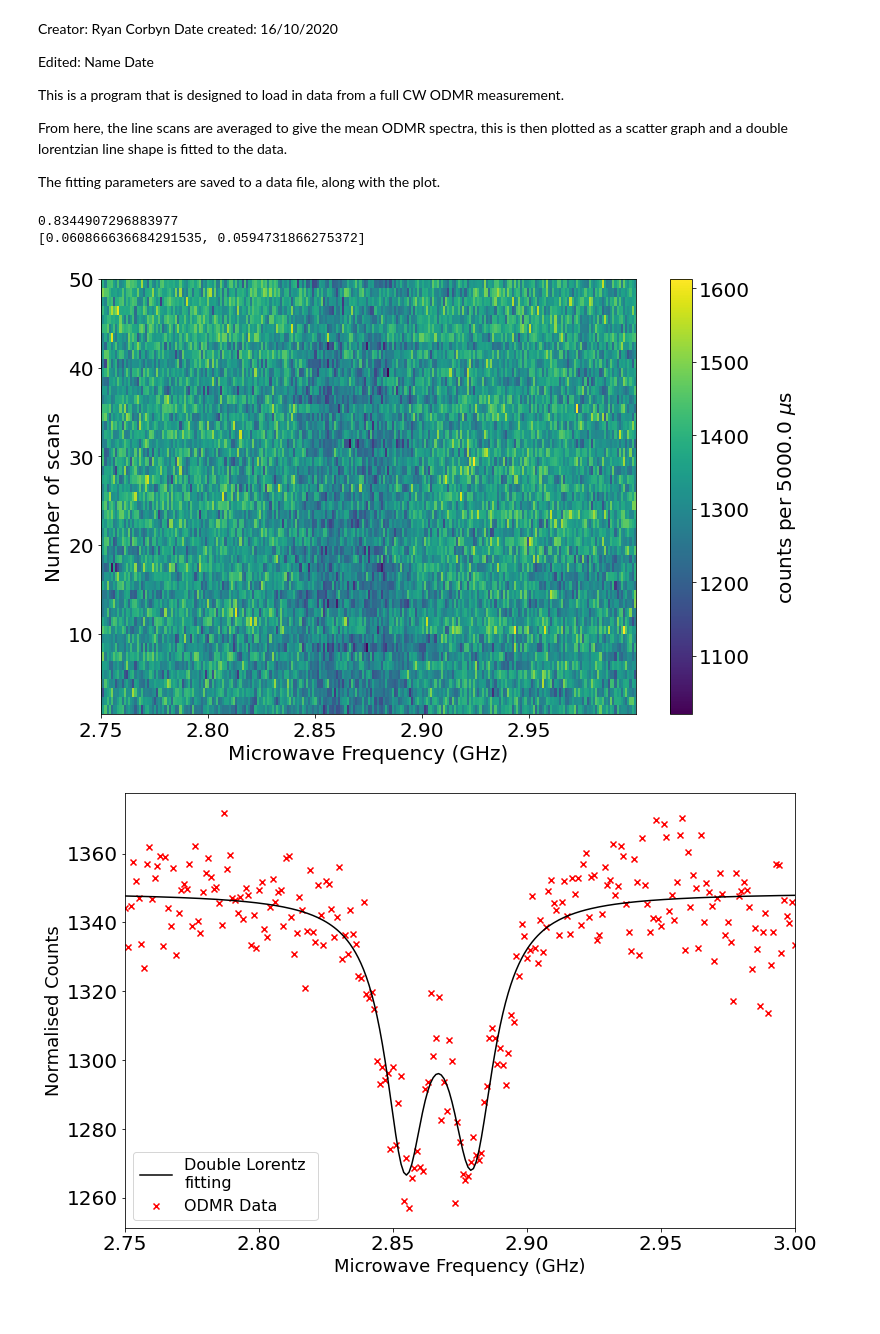
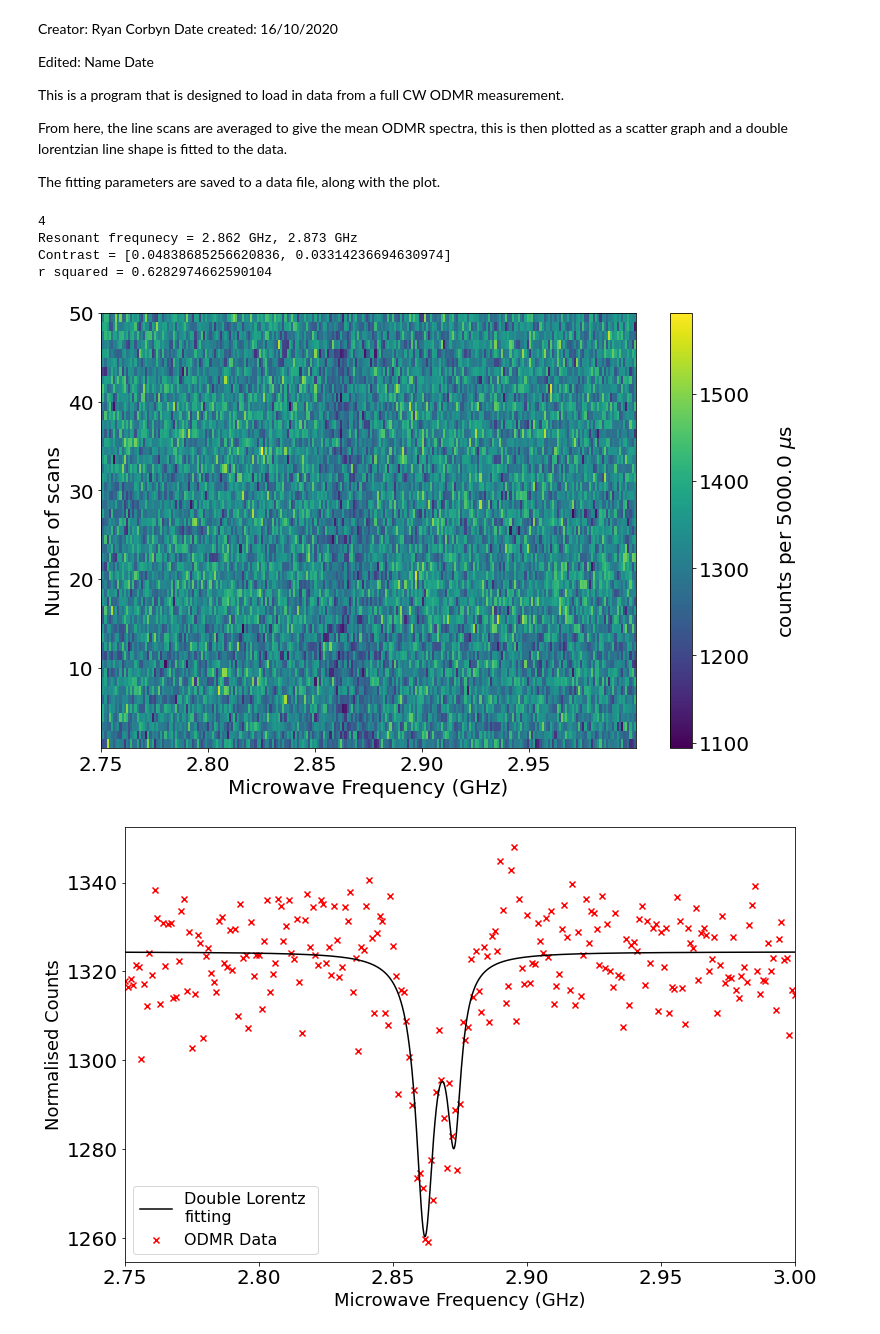
Before and after one commit to Corbyn93/Ryans_Python_Scripts, a Jupyter notebook: Ryan's Jupyter stuff/ODMR analysis/20201028_CW_ODMR_analysis.ipynb, the cells around one changed output. Cells and saved outputs as stored; diff of their text form; code cells hidden in the pictures.

```diff
--- a/Ryan's Jupyter stuff/ODMR analysis/20201028_CW_ODMR_analysis.ipynb
+++ b/Ryan's Jupyter stuff/ODMR analysis/20201028_CW_ODMR_analysis.ipynb
@@ -102,8 +106,9 @@ def get_init_params(odmr_data, freq):
 # %%
-def optimised_lorentz_fit(freq, mean_data, init_params):
+def optimised_lorentz_fit(freq, mean_data, init_params, lower_bounds, upper_bounds):
     # A method to find the fitting prameters for the ODMR dataset.
     y_error = np.sqrt(mean_data) # poissonian noise
-    coeffs, confidence = opt.curve_fit(double_lorentz, freq, mean_data, init_params, sigma = y_error)
+    coeffs, confidence = opt.curve_fit(double_lorentz, freq, mean_data, init_params,
+                                       sigma = y_error, bounds = (lower_bounds, upper_bounds))
     opt_error = np.sqrt(np.diag(confidence))
 
     return(coeffs, opt_error)
@@ -117,15 +122,24 @@ def double_lorentz(x, A1, X01, sig1, A2, X02, sig2, offset): #P0[0], P0[1], P0[2
 
     return (first_peak + second_peak + offset)
 # %%
-def plot_fitting(ax2, freq, y_fit):
+def plot_fitting(ax2, freq):
     # plot the y fit.
 
-    ax2.plot(freq, y_fit, color='k', label='Double Lorentz \nfitting')
+    high_res_freq = np.linspace(freq[0], freq[len(freq)-1], 10*len(freq)+1)
+
+    # create the double lorentz fit array
+    y_fit_high_res = double_lorentz(high_res_freq, fitting_params[0], fitting_params[1], fitting_params[2],
+                  fitting_params[3], fitting_params[4], fitting_params[5], fitting_params[6])
+
+    y_fit = double_lorentz(freq, fitting_params[0], fitting_params[1], fitting_params[2],
+                  fitting_params[3], fitting_params[4], fitting_params[5], fitting_params[6])
+
+    ax2.plot(high_res_freq, y_fit_high_res, color='k', label='Double Lorentz \nfitting')
     ax2.legend()
     ax2.set_xlabel('Microwave Frequency (GHz)', fontsize = 18)
     ax2.set_ylabel('Normalised Counts', fontsize = 18)
 
-    return(ax2)
+    return(ax2, y_fit)
 # %%
 def get_r_squared(x, y_data, y_fitting):
     # This is a function used to generate the goodness of fit metric r^2.
@@ -199,10 +214,12 @@ def save_data(date, file_ID, nd, fitted_contrast, coeffs, opt_error, r_squared,
 # Load in the data file into an np array, and freqeuncy scan parameters
 # into a pandas array.
 folder_path = 'I:\\Science\\Physics-Nanobiophotonics\\Group\\User Data\\ODMR\\ODMR and imaging\\'
-date = '20201127'
-file_name = date + '_NVScan_69'
-nd_number = int(file_name[-2:]) + 2
-nd = np.remainder(nd_number, 4)
+date = '20210216'
+file_name = date + '_NVScan_09'
+nd_number = int(file_name[-2:]) - 1
+nd = np.remainder(nd_number, 5) + 1
+
+print(nd)
 
 odmr_data = load_data(folder_path + date + '\\' + file_name + '.dat')
 params_file = load_params(folder_path + date + '\\' + file_name + 'Params.dat')
@@ -217,46 +234,56 @@ set_plot_params()
 fig1, ax1 = plot_heat_map(freq, odmr_data, params_values[3])
 
 # find the mean of the ODMR data
 mean_odmr_data = mean_data(odmr_data)
 # Normalise the dataset
 #norm_mean_odmr = normalise_data(mean_odmr_data)
 norm_mean_odmr = mean_odmr_data
 
 
 # scatter plot of data
 fig2, ax2 = scatter_plot(freq, norm_mean_odmr)
 
 # find the freqeuncy points with the highest ODMR contrast
-freq_mins, contrast, flourescent_baseline = get_init_params(norm_mean_odmr, freq)
+freq_mins, dip_depth, flourescent_baseline = get_init_params(norm_mean_odmr, freq)
 
 # create the initial parameters for ODMR double lorentzian
 # line fitting
-init_params = [contrast[0], freq_mins[0], 0.001, -90, freq_mins[1], 0.01, flourescent_baseline]
-#init_params = [contrast[0], 2.85, 0.001, contrast[1], 2.88, 0.001, flourescent_baseline]
+init_params = [dip_depth[0], freq_mins[0], 0.005, dip_depth[1], freq_mins[1], 0.005, flourescent_baseline]
+#init_params = [dip_depth[0], 2.865, 0.001, dip_depth[1], 2.87, 0.001, flourescent_baseline]
+
+lower_bounds = [-np.inf, init_params[1] - 0.01, 0, -np.inf, init_params[4] - 0.01, 0, 0]
+upper_bounds = [np.inf, init_params[1] + 0.01, 1, np.inf, init_params[4] + 0.01, 1, np.inf]
+
 
 # generate the optimised curve fit parameters.
-fitting_params, error_in_fit = optimised_lorentz_fit(freq, norm_mean_odmr, init_params)
+fitting_params, error_in_fit = optimised_lorentz_fit(freq, norm_mean_odmr, init_params,
+                                                    lower_bounds, upper_bounds)
 
 #fitting_params[3] = -90
 #fitting_params[4] = 2.888
 #fitting_params[5] = 0.01
 
-# create the double lorentz fit array
-y_fit = double_lorentz(freq, fitting_params[0], fitting_params[1], fitting_params[2],
-                  fitting_params[3], fitting_params[4], fitting_params[5], fitting_params[6])
+
+
+print('Resonant frequnecy = ' + str(round(fitting_params[1],3)) +' GHz, ' +
+      str(round(fitting_params[4],3)) +' GHz')
+
 #
 # plot the fitting to ax2
-ax2 = plot_fitting(ax2, freq, y_fit)
+ax2, y_fit = plot_fitting(ax2, freq)
+
+fitted_contrast = get_fitting_contrast(fitting_params[1], fitting_params[4], freq, y_fit,  fitting_params[6], params_values[2])
+print('Contrast = ' + str(fitted_contrast))
 
 # get the r^2 value for the fitting
 r_squared = get_r_squared(freq, norm_mean_odmr, y_fit)
-print(r_squared)
+print('r squared = ' + str(r_squared))
 
-fitted_contrast = get_fitting_contrast(fitting_params[1], fitting_params[4], freq, y_fit,  fitting_params[6], params_values[2])
-print(fitted_contrast)
-save_data(date, file_name, nd, fitted_contrast, fitting_params, error_in_fit, r_squared, fig1, fig2)
+#save_data(date, file_name, nd, fitted_contrast, fitting_params, error_in_fit, r_squared, fig1, fig2)
 # %% [output]
-0.8344907296883977
-[0.060866636684291535, 0.0594731866275372]
+4
+Resonant frequnecy = 2.862 GHz, 2.873 GHz
+Contrast = [0.04838685256620836, 0.03314236694630974]
+r squared = 0.6282974662590104
-[figure, old version]
+[figure, new version]
-[figure, old version]
+[figure, new version]
```
Also changed, not shown: parts of 5 cells of this notebook, 5 other files.
